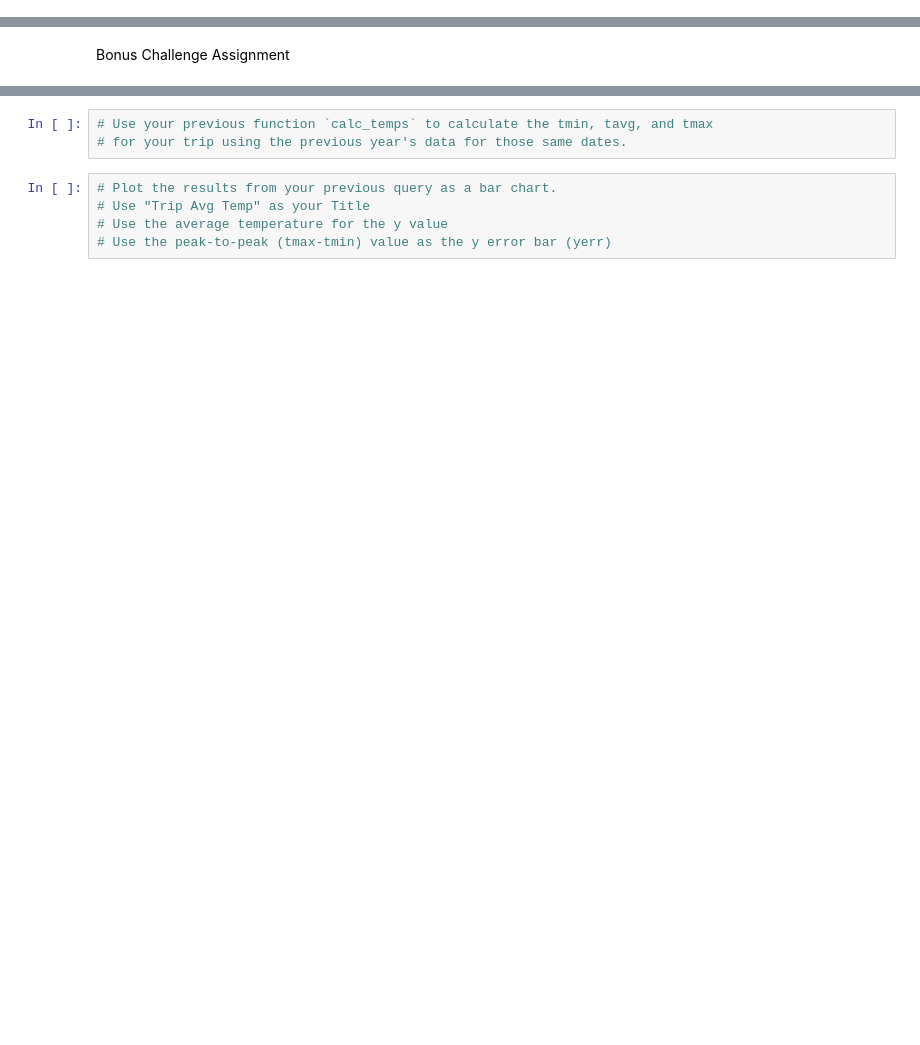
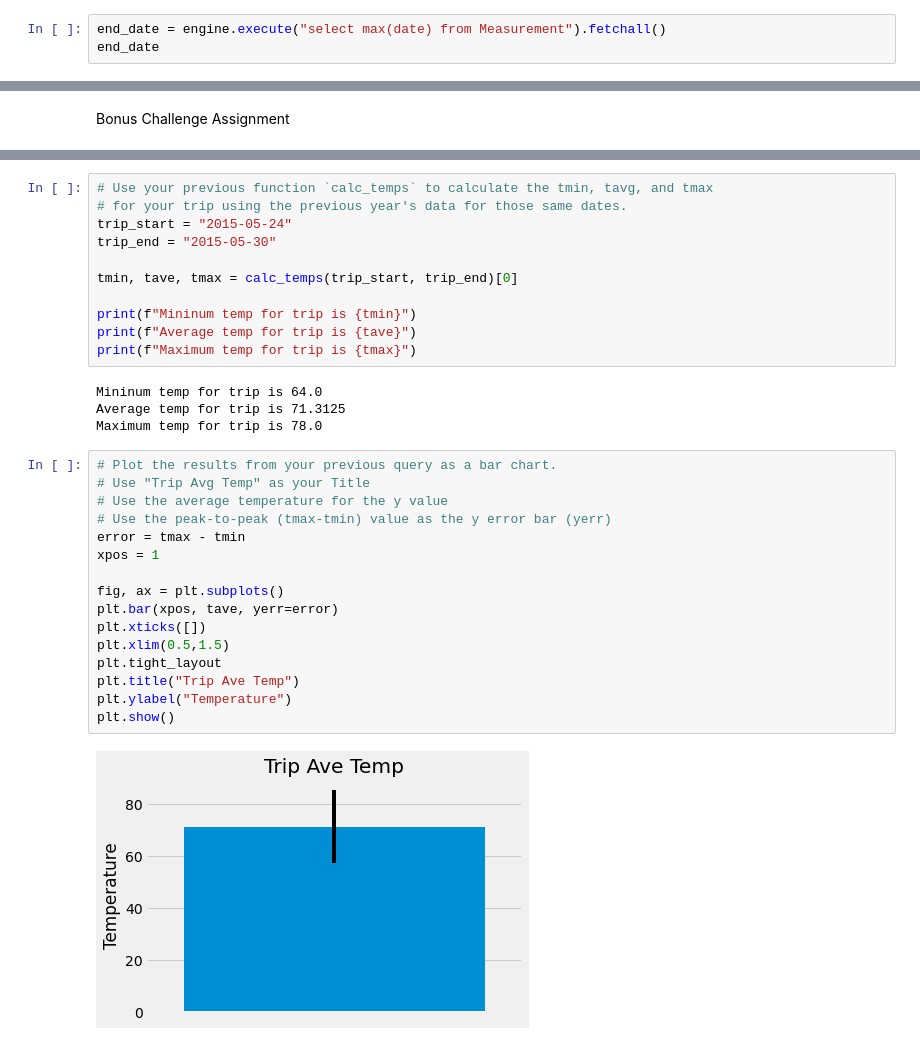
Before and after one commit to MellyB5/sqlalchemy_challenge, a Jupyter notebook: climate.ipynb, the cells around one changed output, grey strips where cells are left out. Cells and saved outputs as stored; diff of their text form; blank space fills up the shorter version.

```diff
--- a/climate.ipynb
+++ b/climate.ipynb
@@ -31,2 +38,5 @@ engine = create_engine("sqlite:///Resources/hawaii.sqlite")
 # %% [markdown]
 Exploratory Climate Analysis
+# %%
+end_date = engine.execute("select max(date) from Measurement").fetchall()
+end_date
@@ -79,11 +178,36 @@ print(calc_temps('2012-02-28', '2012-03-05'))
 # %%
 # Use your previous function `calc_temps` to calculate the tmin, tavg, and tmax
 # for your trip using the previous year's data for those same dates.
+trip_start = "2015-05-24"
+trip_end = "2015-05-30"
+
+tmin, tave, tmax = calc_temps(trip_start, trip_end)[0]
+
+print(f"Mininum temp for trip is {tmin}")
+print(f"Average temp for trip is {tave}")
+print(f"Maximum temp for trip is {tmax}")
+# %% [output]
+Mininum temp for trip is 64.0
+Average temp for trip is 71.3125
+Maximum temp for trip is 78.0
 # %%
 # Plot the results from your previous query as a bar chart.
 # Use "Trip Avg Temp" as your Title
 # Use the average temperature for the y value
 # Use the peak-to-peak (tmax-tmin) value as the y error bar (yerr)
+error = tmax - tmin
+xpos = 1
+
+fig, ax = plt.subplots()
+plt.bar(xpos, tave, yerr=error)
+plt.xticks([])
+plt.xlim(0.5,1.5)
+plt.tight_layout
+plt.title("Trip Ave Temp")
+plt.ylabel("Temperature")
+plt.show()
+# %% [output]
+[figure, added]
 # %%
  # Calculate the total amount of rainfall per weather station for your trip dates using the previous year's matching dates.
 # Sort this in descending order by precipitation amount and list the station, name, latitude, longitude, and elevation
```
Also changed, not shown: parts of 18 cells of this notebook, 4 other files.
